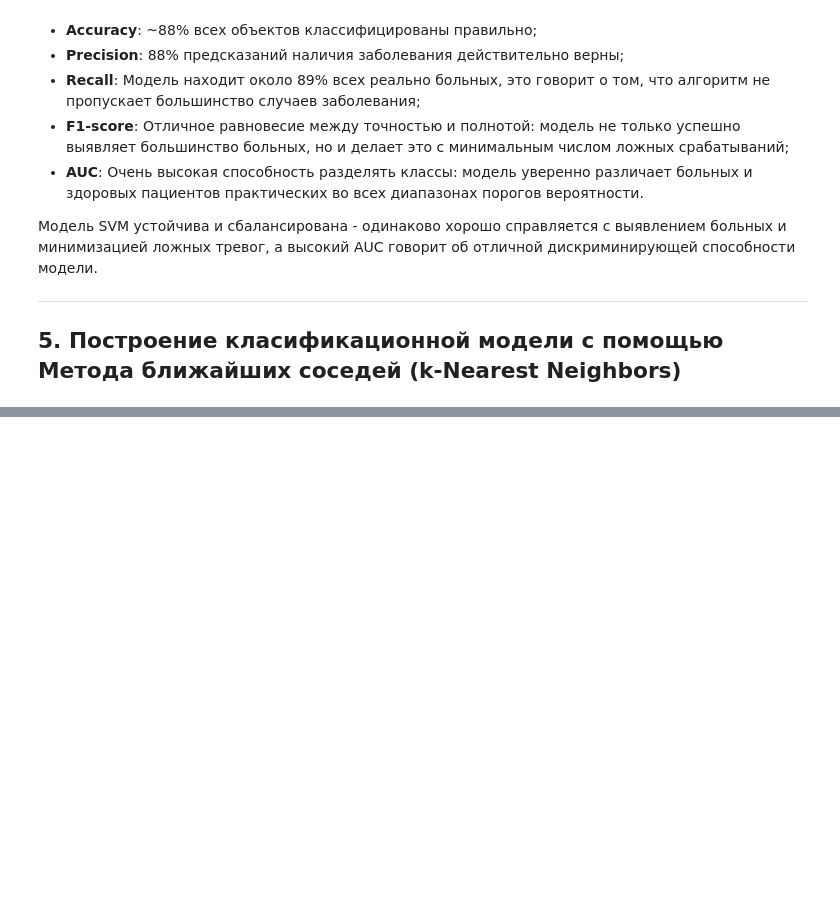
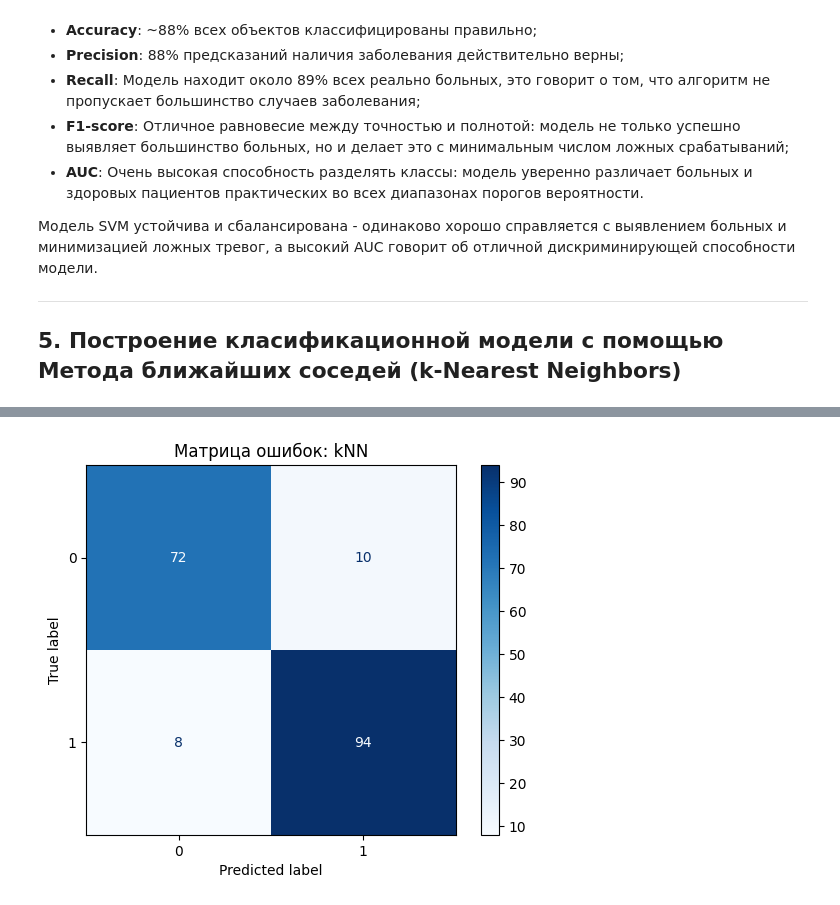
Before and after one commit to rochaldo1/Machine_Learning, a Jupyter notebook: labs/lab_3.ipynb, the cells around one changed output, grey strips where cells are left out. Cells and saved outputs as stored; diff of their text form; code cells hidden in the pictures; blank space fills up the shorter version.

```diff
--- a/labs/lab_3.ipynb
+++ b/labs/lab_3.ipynb
@@ -743,3 +743,21 @@ AUC: 0.936
 ---
 
 ## 5. Построение класификационной модели с помощью **Метода ближайших соседей (k-Nearest Neighbors)**
+# %%
+import pandas as pd
+
+num_cols = df_onehot_scaled.select_dtypes(include=['float64', 'int64']).columns
+
+outlier_info = {}
+
+for col in num_cols:
+    Q1 = df_onehot_scaled[col].quantile(0.25)
+    Q3 = df_onehot_scaled[col].quantile(0.75)
+    IQR = Q3 - Q1
+    lower_bound = Q1 - 1.5 * IQR
+    upper_bound = Q3 + 1.5 * IQR
+    outliers = df_onehot_scaled[(df_onehot_scaled[col] < lower_bound) | (df_onehot_scaled[col] > upper_bound)]
+    outlier_info[col] = len(outliers)
+
+outlier_summary = pd.DataFrame.from_dict(outlier_info, orient='index', columns=['Количество выбросов'])
+outlier_summary.sort_values('Количество выбросов', ascending=False)
@@ -745,0 +792,77 @@ AUC: 0.936
+# %%
+from sklearn.preprocessing import RobustScaler
+from sklearn.neighbors import KNeighborsClassifier
+
+X = df_onehot_scaled.drop('HeartDisease', axis=1).copy()
+y = df_onehot_scaled['HeartDisease']
+
+continuous_features = ['Age', 'RestingBP', 'Cholesterol', 'FastingBS', 'MaxHR', 'Oldpeak']
+
+for col in continuous_features:
+    Q1 = X[col].quantile(0.25)
+    Q3 = X[col].quantile(0.75)
+    IQR = Q3 - Q1
+    lower_bound = Q1 - 1.5 * IQR
+    upper_bound = Q3 + 1.5 * IQR
+    X[col] = X[col].clip(lower=lower_bound, upper=upper_bound)
+
+scaler = RobustScaler()
+X[continuous_features] = scaler.fit_transform(X[continuous_features])
+
+X_train, X_test, y_train, y_test = train_test_split(
+    X, y, test_size=0.2, random_state=42, stratify=y
+)
+
+param_grid = {
+    'n_neighbors': list(range(1, 21)),
+    'weights': ['uniform', 'distance'],
+    'algorithm': ['auto', 'ball_tree', 'kd_tree', 'brute'],
+    'leaf_size': list(range(10, 51, 5)),
+    'p': [1, 2],
+    'metric': ['minkowski', 'euclidean', 'manhattan'],
+    'metric_params': [None],
+    'n_jobs': [-1]
+}
+
+knn = KNeighborsClassifier()
+
+grid_search = GridSearchCV(knn, param_grid, cv=5, scoring='f1', n_jobs=-1, verbose=1)
+grid_search.fit(X_train, y_train)
+
+knn = grid_search.best_estimator_
+print('Лучшие гиперпараметры:', grid_search.best_params_)
+
+y_pred = knn.predict(X_test)
+y_prob = knn.predict_proba(X_test)[:, 1]
+
+cm = confusion_matrix(y_test, y_pred)
+disp = ConfusionMatrixDisplay(confusion_matrix=cm, display_labels=knn.classes_)
+disp.plot(cmap=plot.cm.Blues)
+plot.title('Матрица ошибок: kNN')
+plot.show()
+
+accuracy = accuracy_score(y_test, y_pred)
+precision = precision_score(y_test, y_pred)
+recall = recall_score(y_test, y_pred)
+f1 = f1_score(y_test, y_pred)
+
+print('Метрики:')
+print(f"Accuracy: {accuracy:.3f}")
+print(f"Precision: {precision:.3f}")
+print(f"Recall: {recall:.3f}")
+print(f"F1-score: {f1:.3f}")
+
+fpr, tpr, thresholds = roc_curve(y_test, y_prob)
+roc_auc = auc(fpr, tpr)
+
+print(f'AUC: {roc_auc:.3f}')
+
+plot.figure(figsize=(8,8))
+plot.plot(fpr, tpr, color='blue', lw=2, label=f'ROC curve (AUC = {roc_auc:.3f})')
+plot.plot([0, 1], [0, 1], color='grey', lw=1, linestyle='--')
+plot.xlabel('False Positive Rate')
+plot.ylabel('True Positive Rate')
+plot.title('ROC-кривая для kNN')
+plot.legend(loc="lower right")
+plot.show()
+# %% [output]
@@ -745,0 +871 @@ AUC: 0.936
+[figure, added]
```
Also changed, not shown: parts of 4 cells of this notebook.
